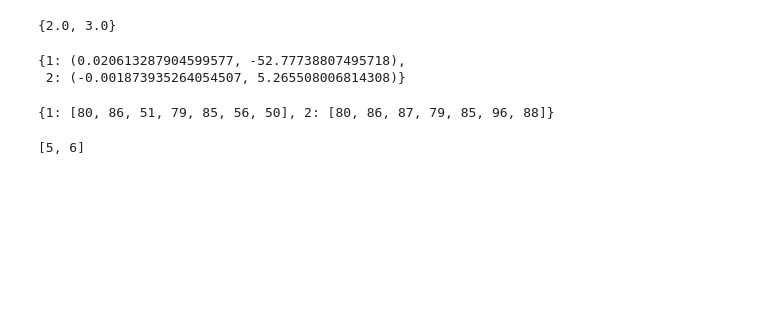
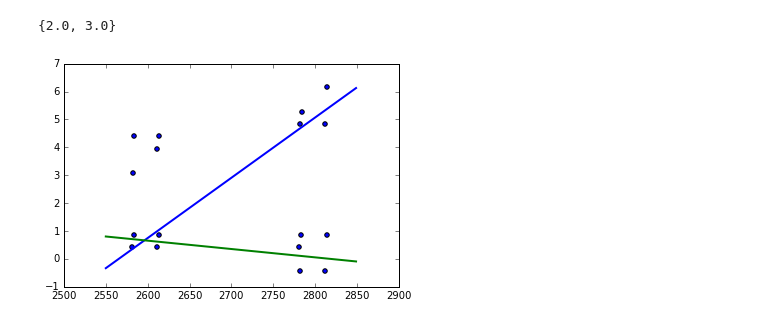
Before and after one commit to hushchyn-mikhail/SHiP_Tracker, a Jupyter notebook: new.ipynb, the cells around one changed output. Cells and saved outputs as stored; diff of their text form; code cells hidden in the pictures; blank space fills up the shorter version.

Commit message:
+U,V-view analisys

```diff
--- a/new.ipynb
+++ b/new.ipynb
@@ -335,4 +377,11 @@ event0 = all_hits[all_hits['event']==2]
 set(event0['TrackID'])
 # %% [output]
 {2.0, 3.0}
+# %%
+plt.scatter(modify_for_YZ_analisys(event0)['Wz'], modify_for_YZ_analisys(event0)['Wy'])
+t = np.arange(2550, 2850, 299)
+for i in tracks.keys():
+    plt.plot(t, tracks[i][0] * t + tracks[i][1], lw = 2)
+# %% [output]
+[figure, added]
 # %%
@@ -340,9 +388,0 @@ tracks, table = find_candidates(event0, 7, 0.7)
-# %%
-tracks
-# %% [output]
-{1: (0.020613287904599577, -52.77738807495718),
- 2: (-0.001873935264054507, 5.265508006814308)}
-# %%
-table
-# %% [output]
-{1: [80, 86, 51, 79, 85, 56, 50], 2: [80, 86, 87, 79, 85, 96, 88]}
@@ -354,5 +388,0 @@ def recognize_line(event):
-# %%
-def loopXZ(event, tracks, linking_table):
-    event = modify_for_XZ_analisys(event)
-# %% [output]
-[5, 6]
```
Also changed, not shown: parts of 16 cells of this notebook.
